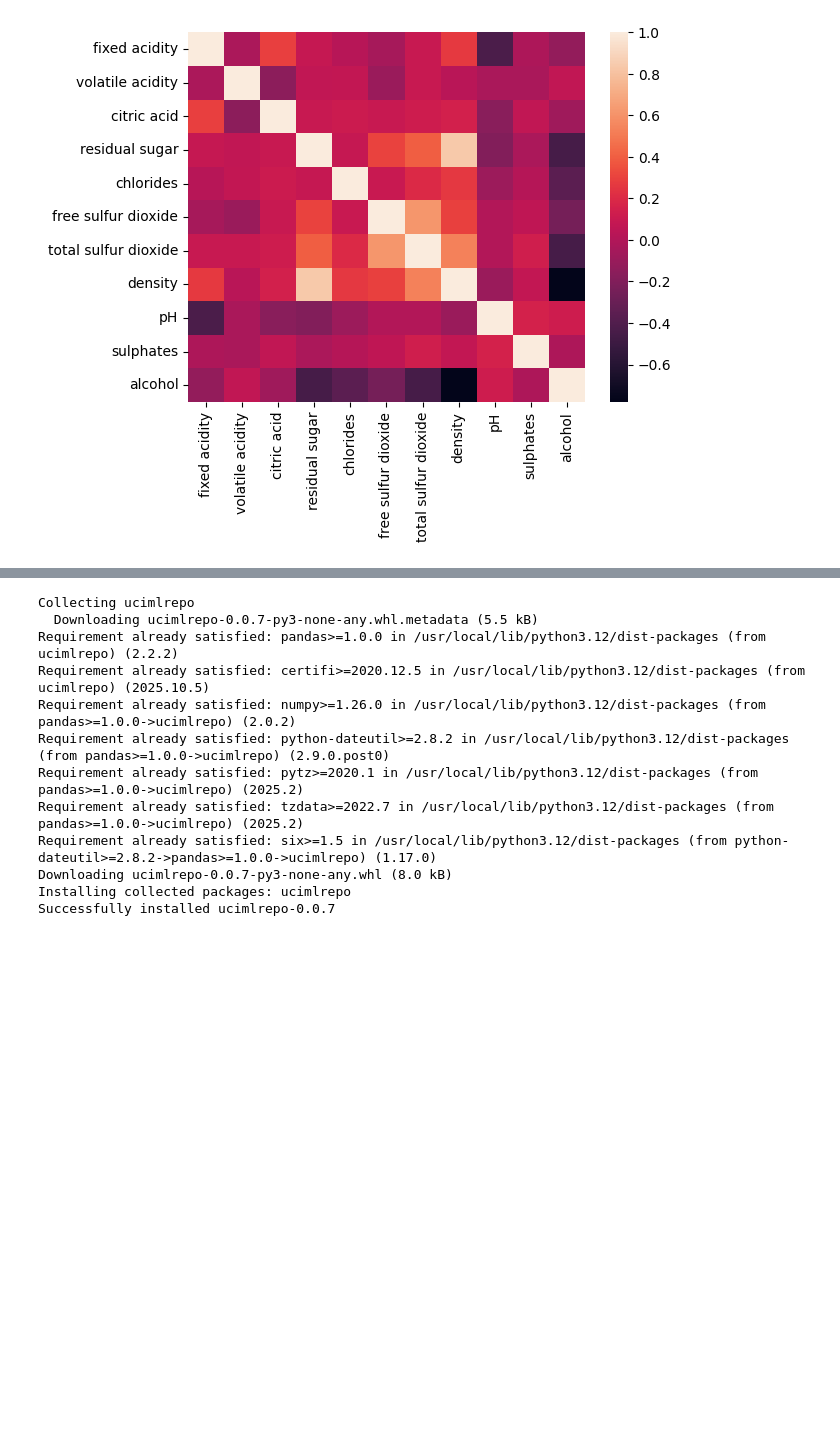
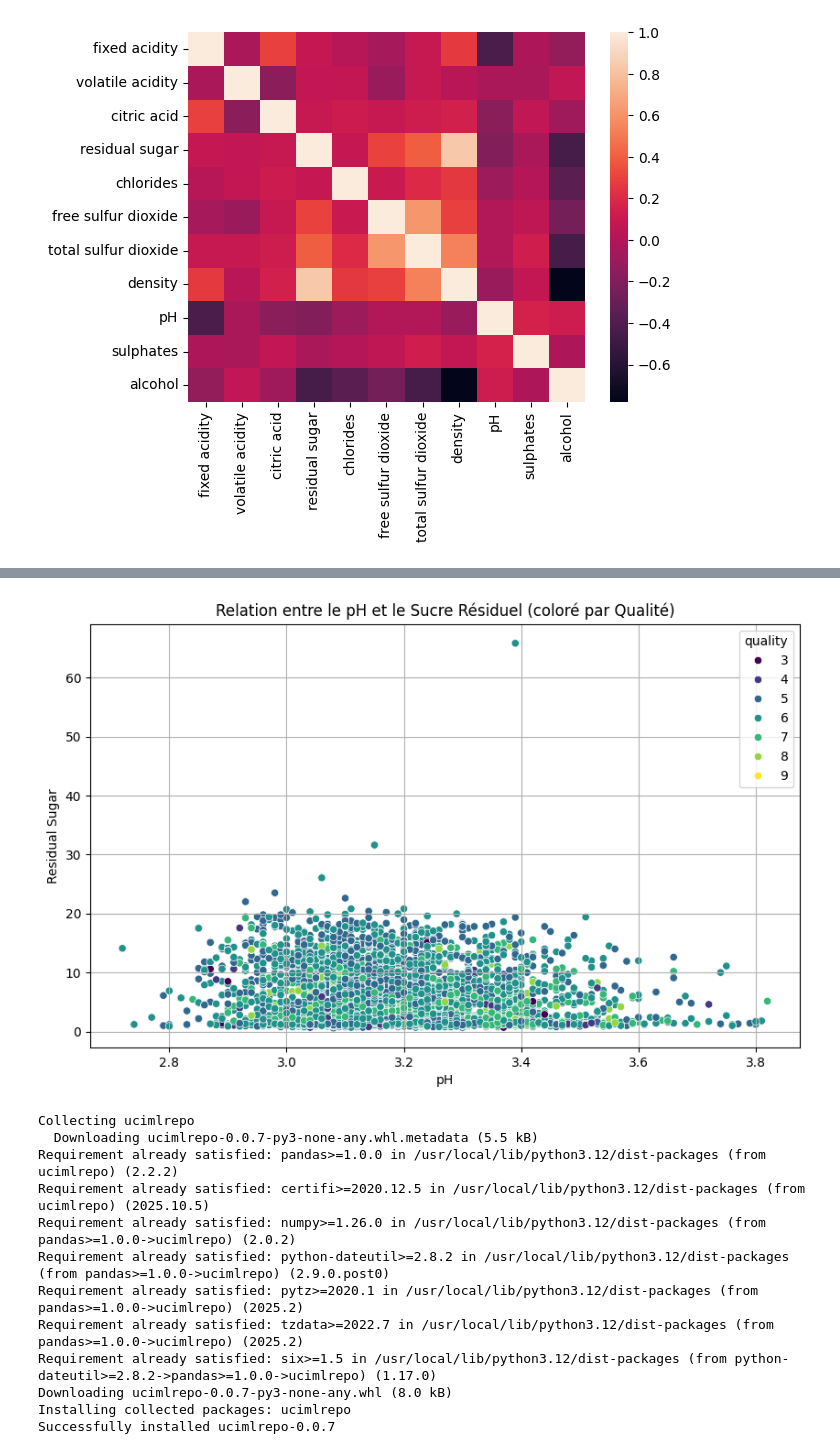
Before and after one commit to creator-Aya/Data-Science, a Jupyter notebook: ML_2025.ipynb, the cells around one changed output, grey strips where cells are left out. Cells and saved outputs as stored; diff of their text form; code cells hidden in the pictures; blank space fills up the shorter version.

```diff
--- a/ML_2025.ipynb
+++ b/ML_2025.ipynb
@@ -102,3 +121,16 @@ sns.heatmap(corr)
+# %%
+import matplotlib.pyplot as plt
+import seaborn as sns
+
+plt.figure(figsize=(10, 6))
+sns.scatterplot(data=df, x='pH', y='residual sugar', hue='quality', palette='viridis')
+plt.title('Relation entre le pH et le Sucre Résiduel (coloré par Qualité)')
+plt.xlabel('pH')
+plt.ylabel('Residual Sugar')
+plt.grid(True)
+plt.show()
+# %% [output]
+[figure, added]
 # %%
 pip install ucimlrepo
 # %% [output]
```
Also changed, not shown: parts of 29 cells of this notebook.
